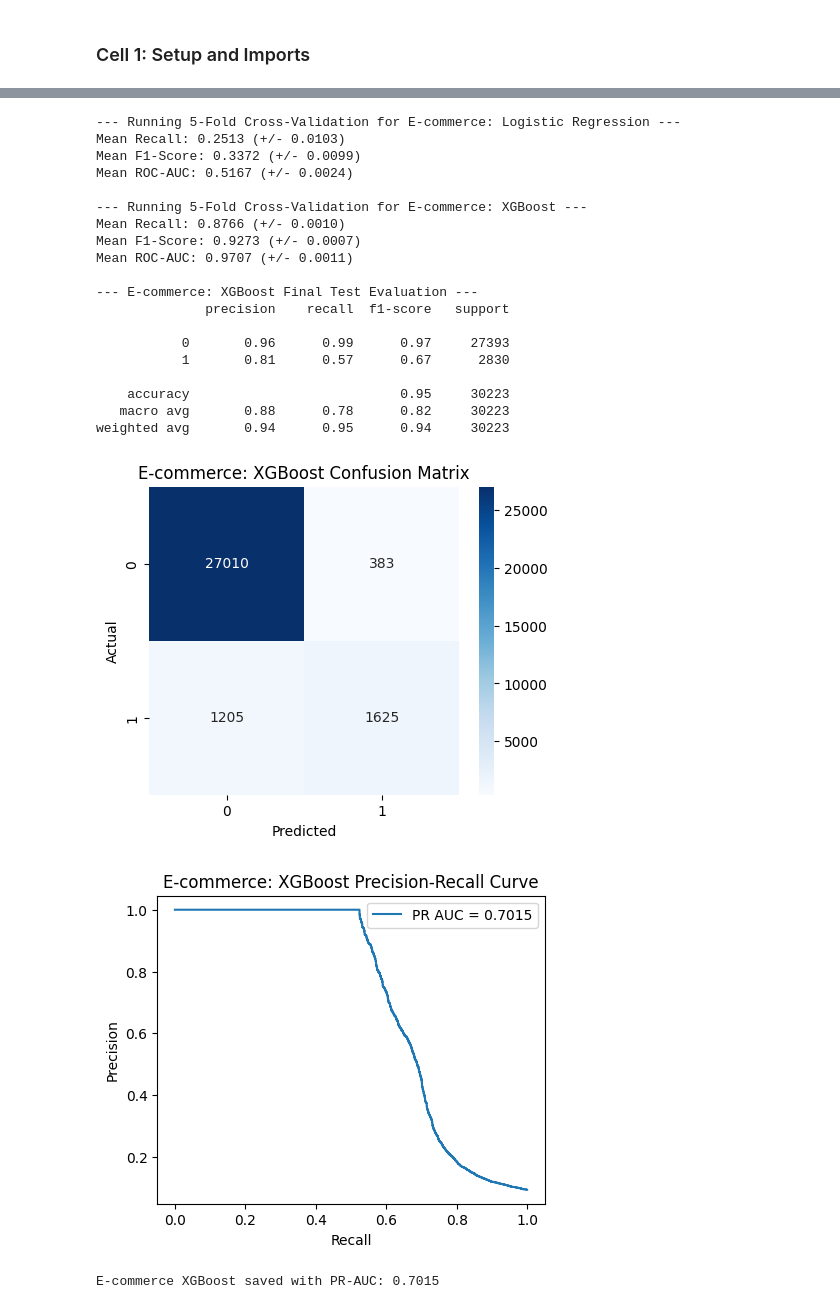
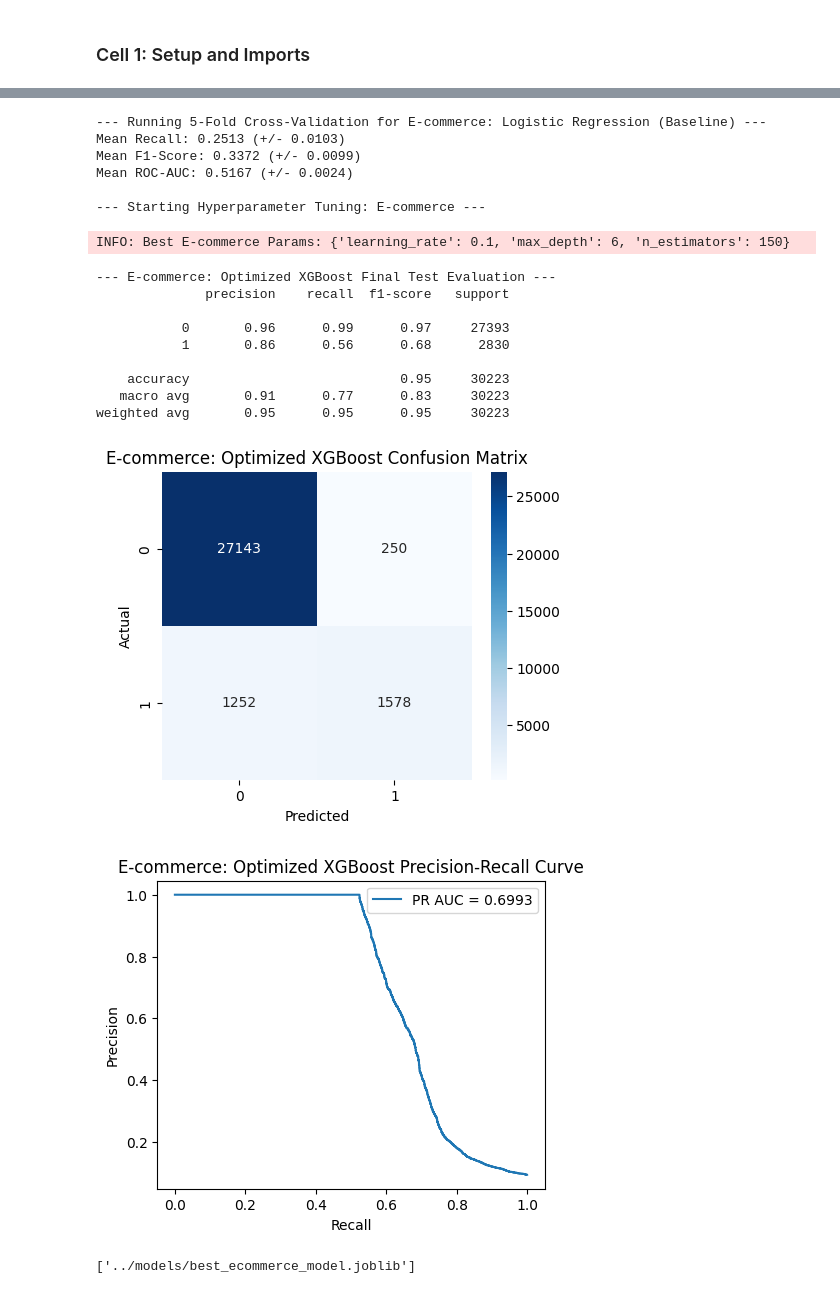
Before and after one commit to rufta-g20/fraud-detection, a Jupyter notebook: notebooks/modeling.ipynb, the cells around one changed output, grey strips where cells are left out. Drawn from its saved outputs; the diff is of its cells as text; code cells hidden in the pictures.

Commit message:
refactor: add hyperparameter tuning, unit tests, and production documentation

```diff
--- a/notebooks/modeling.ipynb
+++ b/notebooks/modeling.ipynb
@@ -25,51 +29,59 @@ Setup Complete.
 This section handles the fraud detection for the e-commerce dataset.
 # %%
-# 1. Load E-commerce processed data
+# 1. Load Data
 X_train = pd.read_csv('../data/processed/X_train_final.csv')
 y_train = pd.read_csv('../data/processed/y_train_final.csv').values.ravel()
 X_test = pd.read_csv('../data/processed/X_test_final.csv')
 y_test = pd.read_csv('../data/processed/y_test_final.csv').values.ravel()
 
-# 2. Initialize Models
+# 2. Baseline vs Ensemble Cross-Validation
 lr_model = LogisticRegression(max_iter=1000, random_state=42)
-xgb_model = XGBClassifier(n_estimators=100, learning_rate=0.1, max_depth=5, random_state=42)
+perform_cross_validation(lr_model, X_train, y_train, "E-commerce: Logistic Regression (Baseline)")
 
-# 3. Cross-Validation (The scientific check)
-perform_cross_validation(lr_model, X_train, y_train, "E-commerce: Logistic Regression")
-perform_cross_validation(xgb_model, X_train, y_train, "E-commerce: XGBoost")
+# 3. Hyperparameter Tuning for XGBoost
+print("\n--- Starting Hyperparameter Tuning: E-commerce ---")
+param_grid = {
+    'n_estimators': [100, 150],
+    'max_depth': [3, 6],
+    'learning_rate': [0.01, 0.1]
+}
 
-# 4. Final Training and Evaluation
-xgb_model.fit(X_train, y_train)
-y_pred_xgb = xgb_model.predict(X_test)
-y_prob_xgb = xgb_model.predict_proba(X_test)[:, 1]
+grid_xgb = GridSearchCV(
+    XGBClassifier(eval_metric='logloss', random_state=42),
+    param_grid,
+    cv=3,
+    scoring='average_precision',
+    n_jobs=-1
+)
+grid_xgb.fit(X_train, y_train)
 
-# Visual plots (Confusion Matrix & PR Curve)
-xgb_pr_auc = evaluate_model(y_test, y_pred_xgb, y_prob_xgb, "E-commerce: XGBoost")
+best_xgb_ecommerce = grid_xgb.best_estimator_
+logging.info(f"Best E-commerce Params: {grid_xgb.best_params_}")
 
-# 5. Save Model
-joblib.dump(xgb_model, '../models/best_fraud_model.pkl')
-print(f"E-commerce XGBoost saved with PR-AUC: {xgb_pr_auc:.4f}")
+# 4. Final Evaluation
+xgb_pr_auc = evaluate_model(y_test, best_xgb_ecommerce.predict(X_test),
+                            best_xgb_ecommerce.predict_proba(X_test)[:, 1], "E-commerce: Optimized XGBoost")
+
+# 5. Save Artifact
+joblib.dump(best_xgb_ecommerce, '../models/best_ecommerce_model.joblib')
 # %% [output]
---- Running 5-Fold Cross-Validation for E-commerce: Logistic Regression ---
+--- Running 5-Fold Cross-Validation for E-commerce: Logistic Regression (Baseline) ---
 Mean Recall: 0.2513 (+/- 0.0103)
 Mean F1-Score: 0.3372 (+/- 0.0099)
 Mean ROC-AUC: 0.5167 (+/- 0.0024)
 
---- Running 5-Fold Cross-Validation for E-commerce: XGBoost ---
-Mean Recall: 0.8766 (+/- 0.0010)
-Mean F1-Score: 0.9273 (+/- 0.0007)
-Mean ROC-AUC: 0.9707 (+/- 0.0011)
-
---- E-commerce: XGBoost Final Test Evaluation ---
-              precision    recall  f1-score   support
-
-           0       0.96      0.99      0.97     27393
-           1       0.81      0.57      0.67      2830
-
-    accuracy                           0.95     30223
-   macro avg       0.88      0.78      0.82     30223
-weighted avg       0.94      0.95      0.94     30223
+--- Starting Hyperparameter Tuning: E-commerce ---
+INFO: Best E-commerce Params: {'learning_rate': 0.1, 'max_depth': 6, 'n_estimators': 150}
+--- E-commerce: Optimized XGBoost Final Test Evaluation ---
+              precision    recall  f1-score   support
+
+           0       0.96      0.99      0.97     27393
+           1       0.86      0.56      0.68      2830
+
+    accuracy                           0.95     30223
+   macro avg       0.91      0.77      0.83     30223
+weighted avg       0.95      0.95      0.95     30223
-[figure, old version]
+[figure, new version]
-[figure, old version]
+[figure, new version]
-E-commerce XGBoost saved with PR-AUC: 0.7015
+['../models/best_ecommerce_model.joblib']
 # %% [markdown]
```
Also changed, not shown: parts of 8 cells of this notebook, 9 other files.
